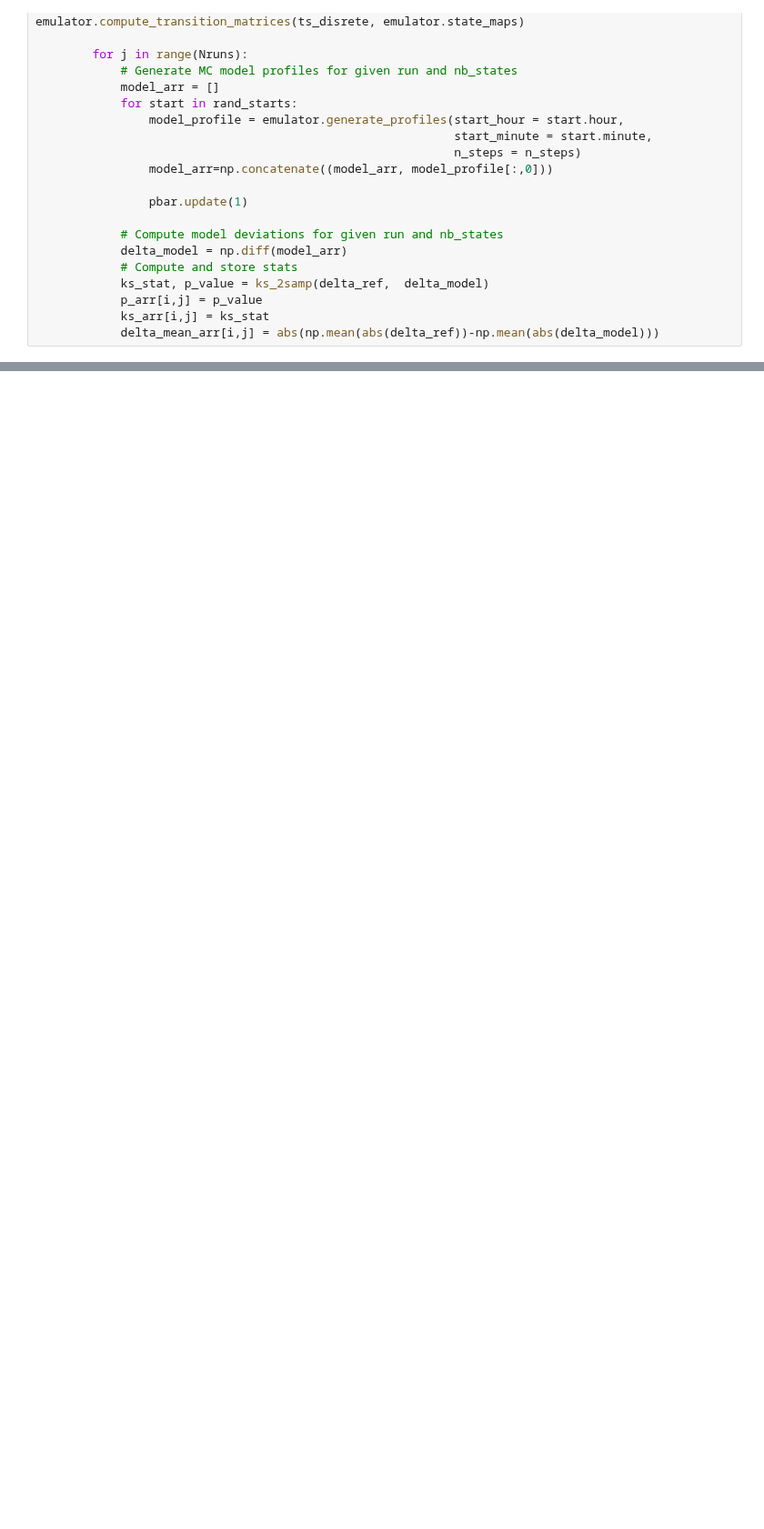
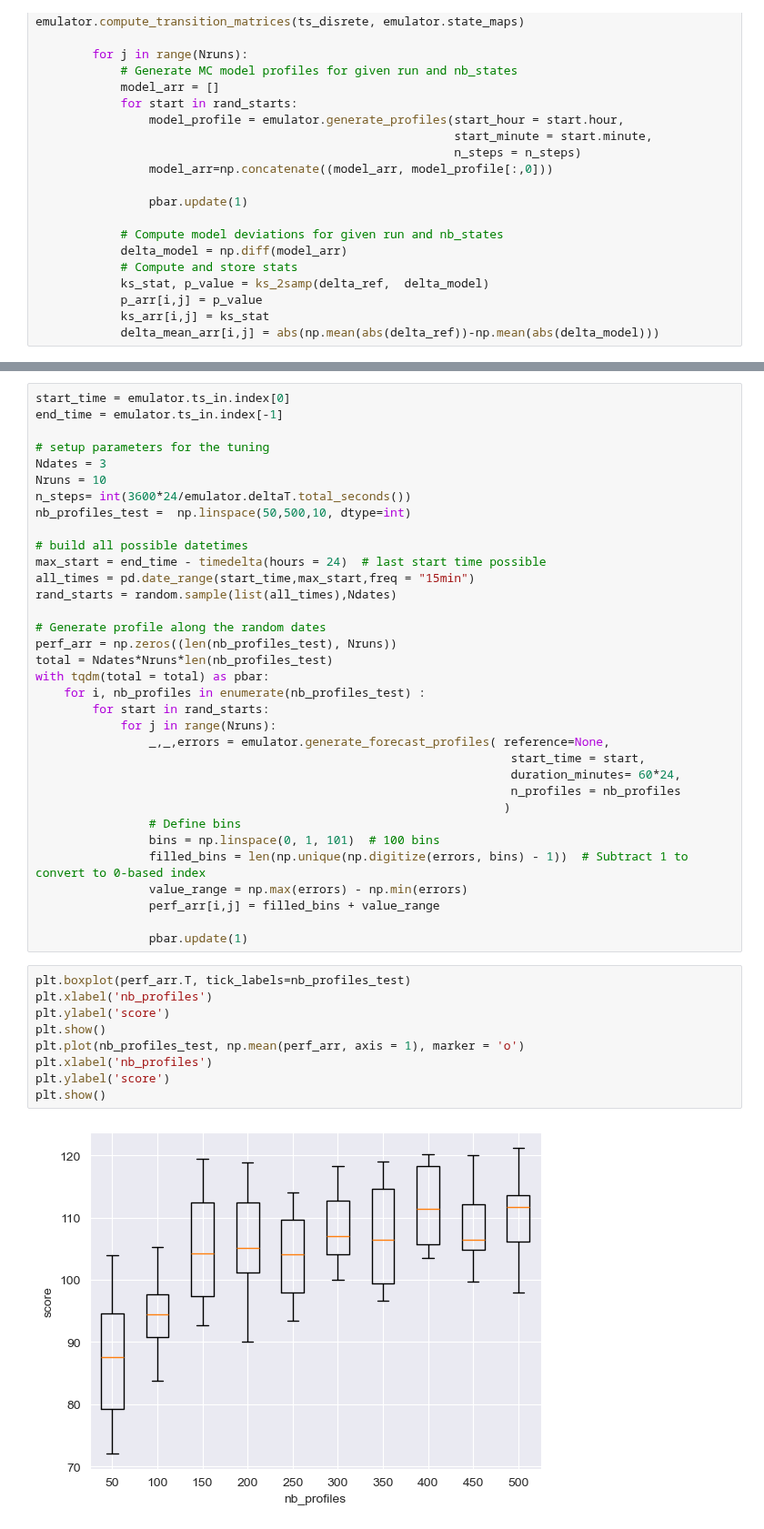
Before and after one commit to RemyRigo/EmuCast, a Jupyter notebook: emucast/notebooks/dev_test.ipynb, the cells around one changed output, grey strips where cells are left out. Shown at 91% size. Drawn from its saved outputs; the diff is of its cells as text; blank space fills up the shorter version.

Commit message:
emulator.tuning method for 'nb_forecast_profiles' parameters + dev_test updated

```diff
--- a/emucast/notebooks/dev_test.ipynb
+++ b/emucast/notebooks/dev_test.ipynb
@@ -637,0 +648,45 @@ Selected value : 30
+# %%
+start_time = emulator.ts_in.index[0]
+end_time = emulator.ts_in.index[-1]
+
+# setup parameters for the tuning
+Ndates = 3
+Nruns = 10
+n_steps= int(3600*24/emulator.deltaT.total_seconds())
+nb_profiles_test =  np.linspace(50,500,10, dtype=int)
+
+# build all possible datetimes
+max_start = end_time - timedelta(hours = 24)  # last start time possible
+all_times = pd.date_range(start_time,max_start,freq = "15min")
+rand_starts = random.sample(list(all_times),Ndates)
+
+# Generate profile along the random dates
+perf_arr = np.zeros((len(nb_profiles_test), Nruns))
+total = Ndates*Nruns*len(nb_profiles_test)
+with tqdm(total = total) as pbar:
+    for i, nb_profiles in enumerate(nb_profiles_test) :
+        for start in rand_starts:
+            for j in range(Nruns):
+                _,_,errors = emulator.generate_forecast_profiles( reference=None,
+                                                                   start_time = start,
+                                                                   duration_minutes= 60*24,
+                                                                   n_profiles = nb_profiles
+                                                                  )
+                # Define bins
+                bins = np.linspace(0, 1, 101)  # 100 bins
+                filled_bins = len(np.unique(np.digitize(errors, bins) - 1))  # Subtract 1 to convert to 0-based index
+                value_range = np.max(errors) - np.min(errors)
+                perf_arr[i,j] = filled_bins + value_range
+
+                pbar.update(1)
+# %%
+plt.boxplot(perf_arr.T, tick_labels=nb_profiles_test)
+plt.xlabel('nb_profiles')
+plt.ylabel('score')
+plt.show()
+plt.plot(nb_profiles_test, np.mean(perf_arr, axis = 1), marker = 'o')
+plt.xlabel('nb_profiles')
+plt.ylabel('score')
+plt.show()
+# %% [output]
+[figure, added]
```
Also changed, not shown: parts of 20 cells of this notebook, 1 other file.
